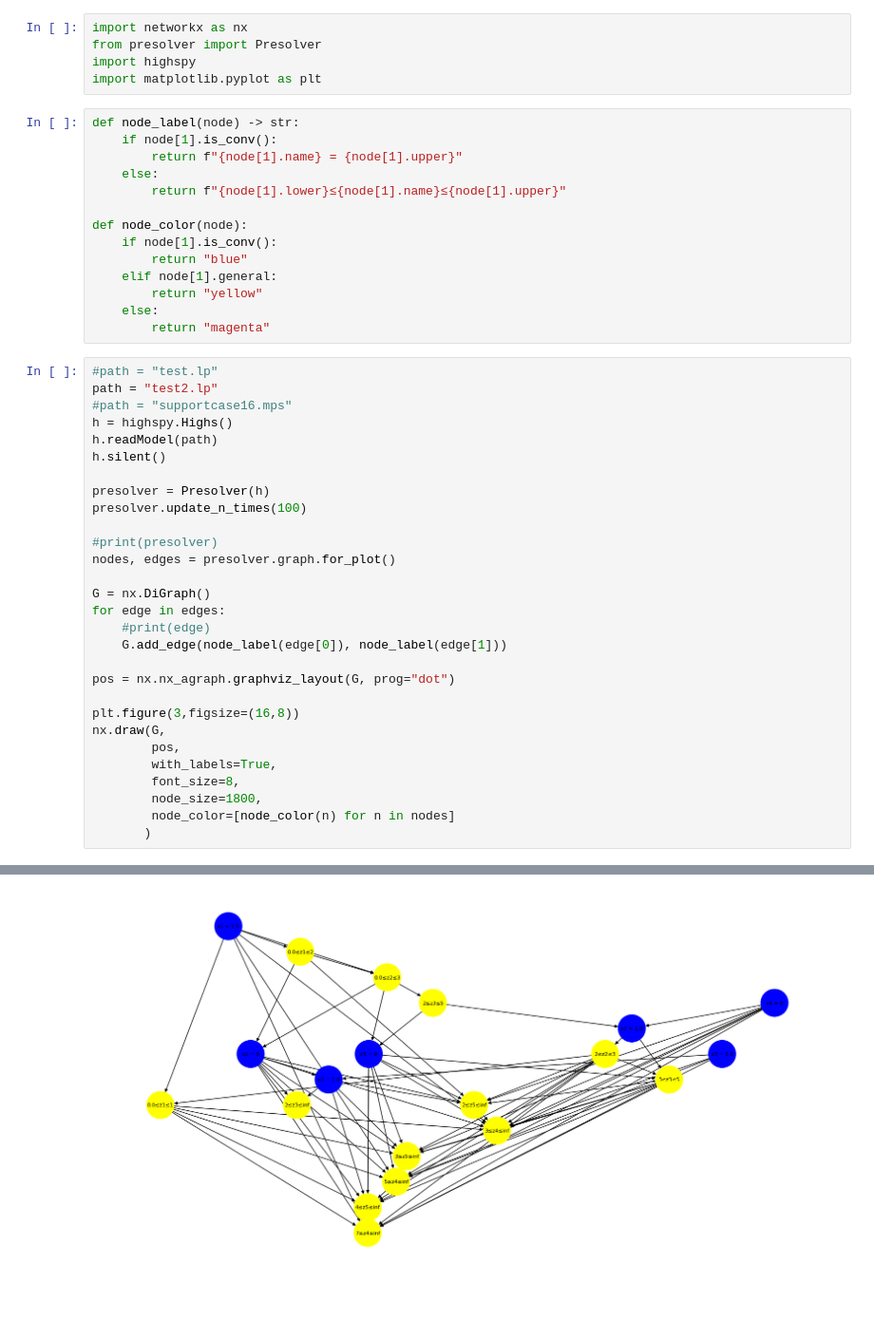
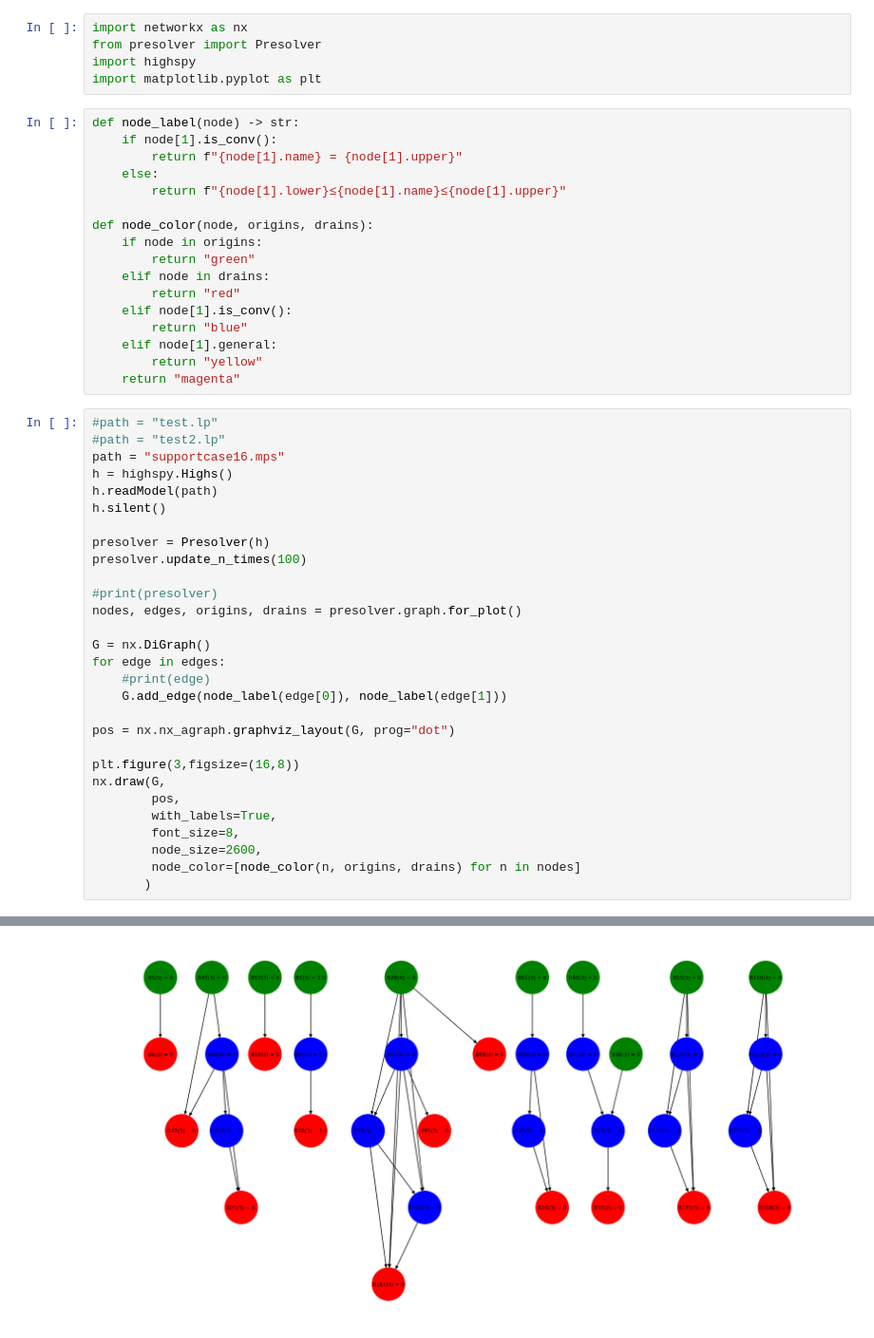
Before and after one commit to Dx-by-Dy/Conflict-analysis, a Jupyter notebook: draw_graph.ipynb, the cells around one changed output, grey strips where cells are left out. Shown: that part at 95% size. Cells and saved outputs as stored; diff of their text form; blank space fills up the shorter version.

Commit message:
Updated the Graph visualization.

```diff
--- a/draw_graph.ipynb
+++ b/draw_graph.ipynb
@@ -10,17 +10,20 @@ def node_label(node) -> str:
     else:
         return f"{node[1].lower}≤{node[1].name}≤{node[1].upper}"
 
-def node_color(node):
-    if node[1].is_conv():
+def node_color(node, origins, drains):
+    if node in origins:
+        return "green"
+    elif node in drains:
+        return "red"
+    elif node[1].is_conv():
         return "blue"
     elif node[1].general:
         return "yellow"
-    else:
-        return "magenta"
+    return "magenta"
 # %%
 #path = "test.lp"
-path = "test2.lp"
-#path = "supportcase16.mps"
+#path = "test2.lp"
+path = "supportcase16.mps"
 h = highspy.Highs()
 h.readModel(path)
 h.silent()
@@ -29,7 +32,7 @@ presolver = Presolver(h)
 presolver.update_n_times(100)
 
 #print(presolver)
-nodes, edges = presolver.graph.for_plot()
+nodes, edges, origins, drains = presolver.graph.for_plot()
 
 G = nx.DiGraph()
 for edge in edges:
@@ -43,8 +46,8 @@ nx.draw(G,
         pos,
         with_labels=True,
         font_size=8,
-        node_size=1800,
-        node_color=[node_color(n) for n in nodes]
+        node_size=2600,
+        node_color=[node_color(n, origins, drains) for n in nodes]
        )
 # %% [output]
 Running HiGHS 1.10.0 (git hash: fd86653): Copyright (c) 2025 HiGHS under MIT licence terms
@@ -51 +55 @@ Running HiGHS 1.10.0 (git hash: fd86653): Copyright (c) 2025 HiGHS under MIT lic
-[figure, old version]
+[figure, new version]
```
Also changed, not shown: parts of 1 cell of this notebook, 1 other file.
